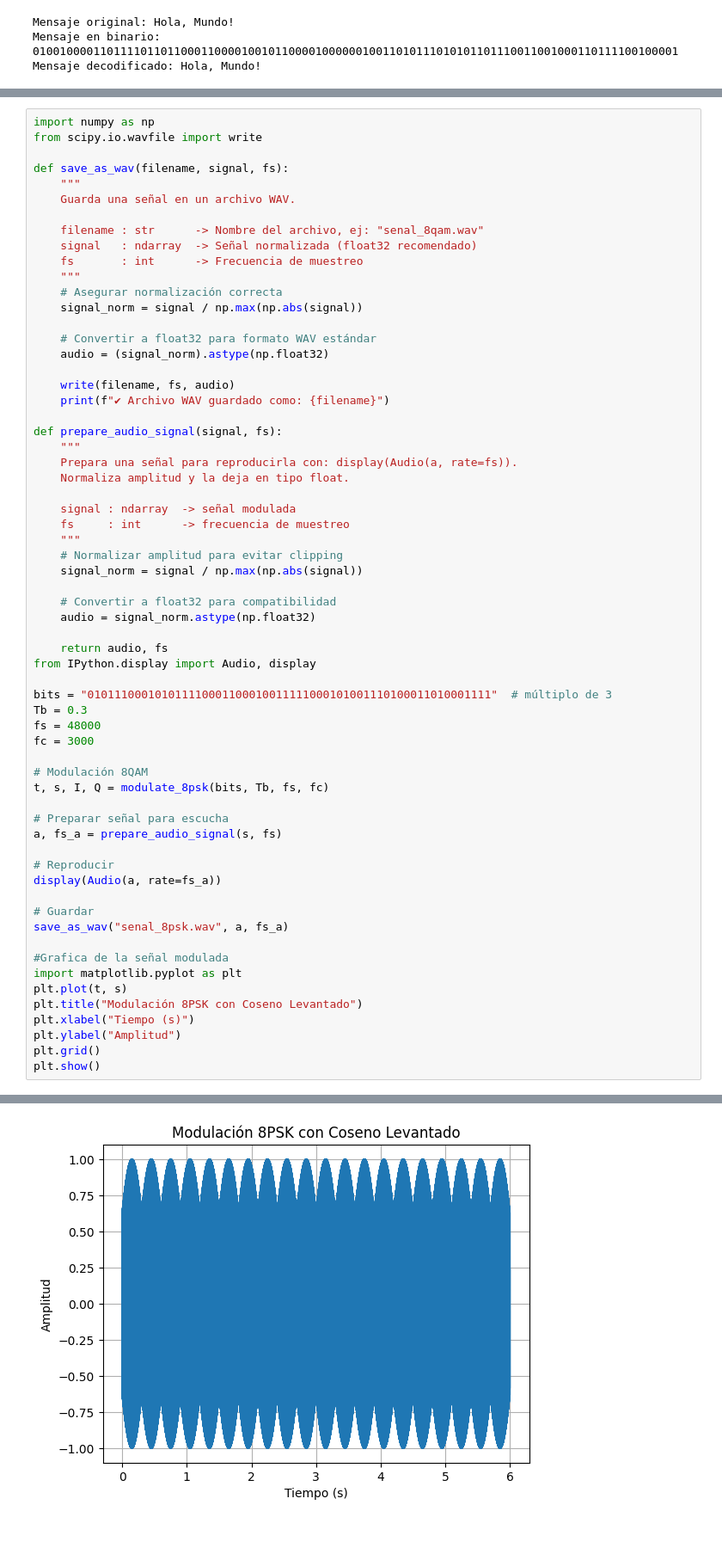
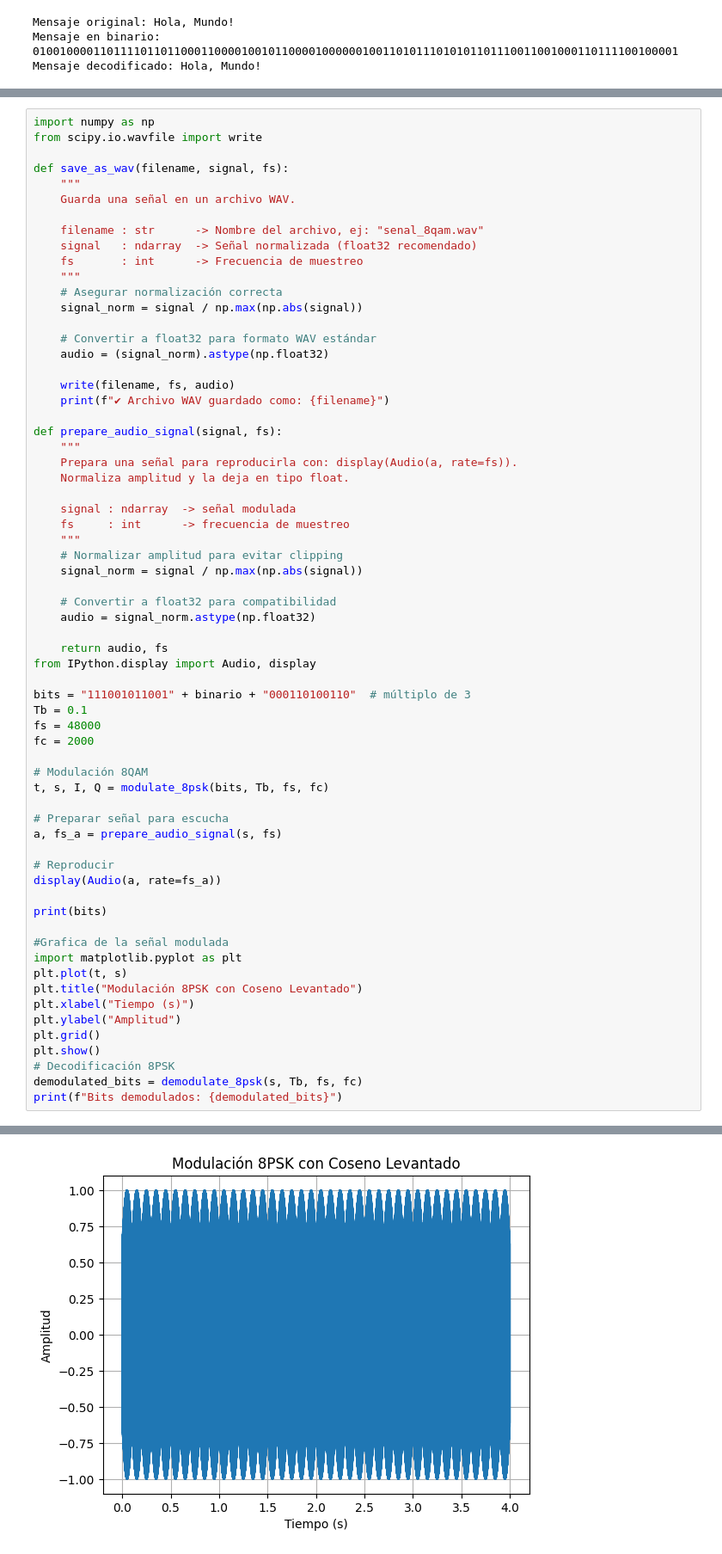
Before and after one commit to jbcgames/Proyecto_Final_PDS, a Jupyter notebook: Transmisor.ipynb, the cells around one changed output, grey strips where cells are left out. Shown at 86% size. Saved outputs shown, nothing was run; the diff lists cells and outputs as text.

```diff
--- a/Transmisor.ipynb
+++ b/Transmisor.ipynb
@@ -227,10 +243,10 @@ def prepare_audio_signal(signal, fs):
     return audio, fs
 from IPython.display import Audio, display
 
-bits = "010111000101011110001100010011111000101001110100011010001111"  # múltiplo de 3
-Tb = 0.3
+bits = "111001011001" + binario + "000110100110"  # múltiplo de 3
+Tb = 0.1
 fs = 48000
-fc = 3000
+fc = 2000
 
 # Modulación 8QAM
 t, s, I, Q = modulate_8psk(bits, Tb, fs, fc)
@@ -241,8 +257,7 @@ a, fs_a = prepare_audio_signal(s, fs)
 # Reproducir
 display(Audio(a, rate=fs_a))
 
-# Guardar
-save_as_wav("senal_8psk.wav", a, fs_a)
+print(bits)
 
 #Grafica de la señal modulada
 import matplotlib.pyplot as plt
@@ -252,5 +267,8 @@ plt.xlabel("Tiempo (s)")
 plt.ylabel("Amplitud")
 plt.grid()
 plt.show()
+# Decodificación 8PSK
+demodulated_bits = demodulate_8psk(s, Tb, fs, fc)
+print(f"Bits demodulados: {demodulated_bits}")
 # %% [output]
 [interactive output not drawn]
@@ -258 +276 @@ plt.show()
-[figure, old version]
+[figure, new version]
```
Also changed, not shown: parts of 2 cells of this notebook.
